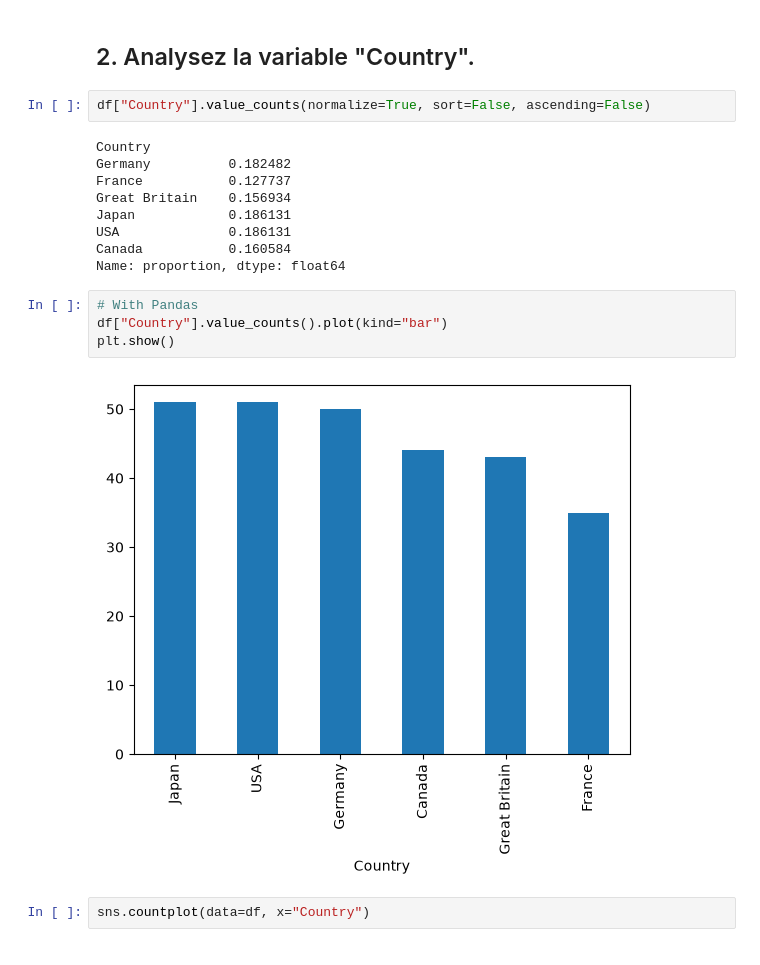
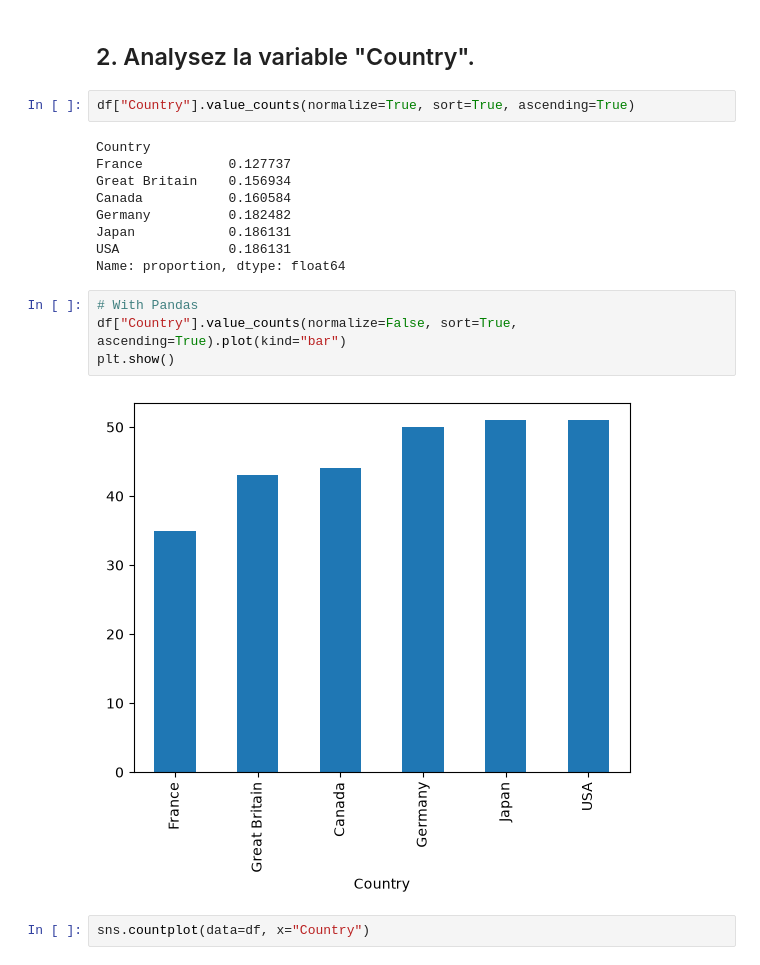
Before and after one commit to adrienfomat/ML-BASES, a Jupyter notebook: 01_Analyse de donnees/Exercice_1_Health_Expectation.ipynb, the cells around one changed output. Saved outputs shown, nothing was run; the diff lists cells and outputs as text.

```diff
--- a/01_Analyse de donnees/Exercice_1_Health_Expectation.ipynb
+++ b/01_Analyse de donnees/Exercice_1_Health_Expectation.ipynb
@@ -59,22 +77,22 @@ df.shape
 # %% [markdown]
 ## 2. Analysez la variable "Country".
 # %%
-df["Country"].value_counts(normalize=True, sort=False, ascending=False)
+df["Country"].value_counts(normalize=True, sort=True, ascending=True)
 # %% [output]
 Country
-Germany          0.182482
 France           0.127737
 Great Britain    0.156934
+Canada           0.160584
+Germany          0.182482
 Japan            0.186131
 USA              0.186131
-Canada           0.160584
 Name: proportion, dtype: float64
 # %%
 # With Pandas
-df["Country"].value_counts().plot(kind="bar")
+df["Country"].value_counts(normalize=False, sort=True, ascending=True).plot(kind="bar")
 plt.show()
 # %% [output]
-[figure, old version]
+[figure, new version]
 # %%
 sns.countplot(data=df, x="Country")
 # %% [output]
```
Also changed, not shown: parts of 52 cells of this notebook, 1 other file.
